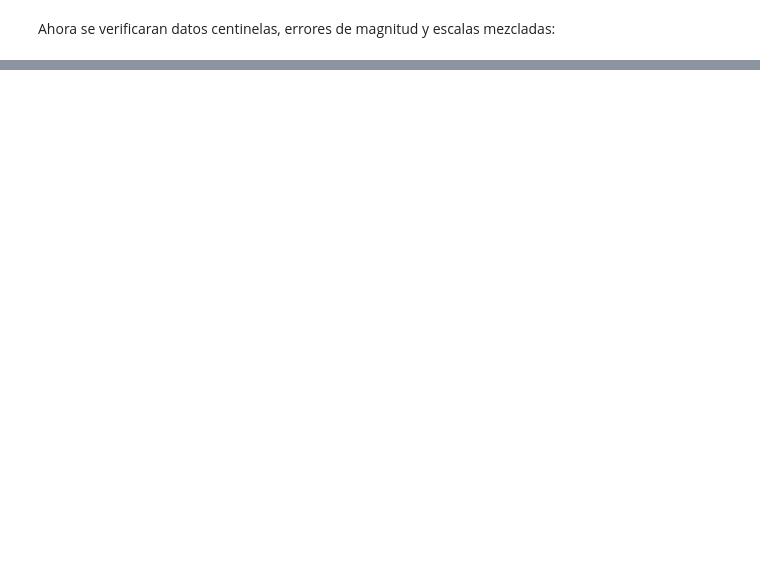
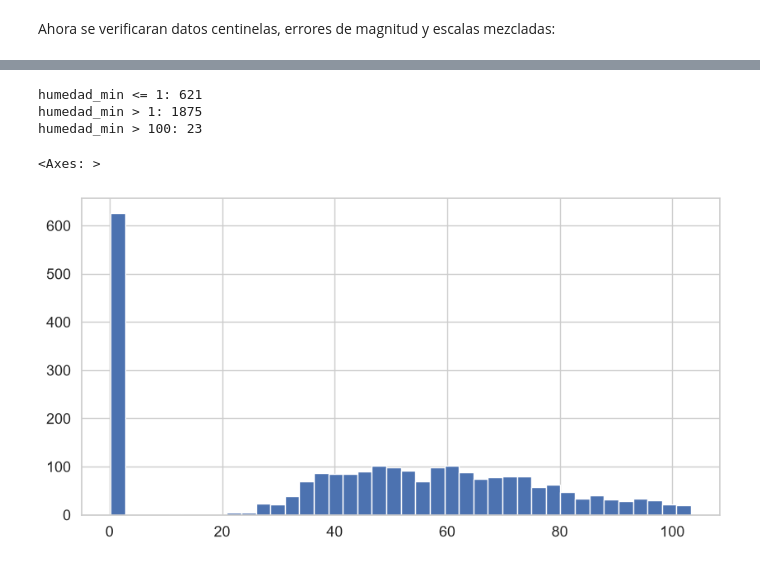
Before and after one commit to mzambranob/Fork-MaterialDeClase-ISIS-2611, a Jupyter notebook: 202620/Laboratorios/L1/laboratorio_1.ipynb, the cells around one changed output, grey strips where cells are left out. Saved outputs shown, nothing was run; the diff lists cells and outputs as text; code cells hidden in the pictures; blank space fills up the shorter version.

```diff
--- a/202620/Laboratorios/L1/laboratorio_1.ipynb
+++ b/202620/Laboratorios/L1/laboratorio_1.ipynb
@@ -298,0 +325,12 @@ humedad_media > 1: 1726
+# %%
+print("humedad_min <= 1:", (datos["humedad_min"] <= 1).sum())
+print("humedad_min > 1:", (datos["humedad_min"] > 1).sum())
+print("humedad_min > 100:", (datos["humedad_min"] > 100).sum())
+
+datos["humedad_min"].hist(bins=40)
+# %% [output]
+humedad_min <= 1: 621
+humedad_min > 1: 1875
+humedad_min > 100: 23
+<Axes: >
+[figure, added]
```
Also changed, not shown: parts of 16 cells of this notebook.
